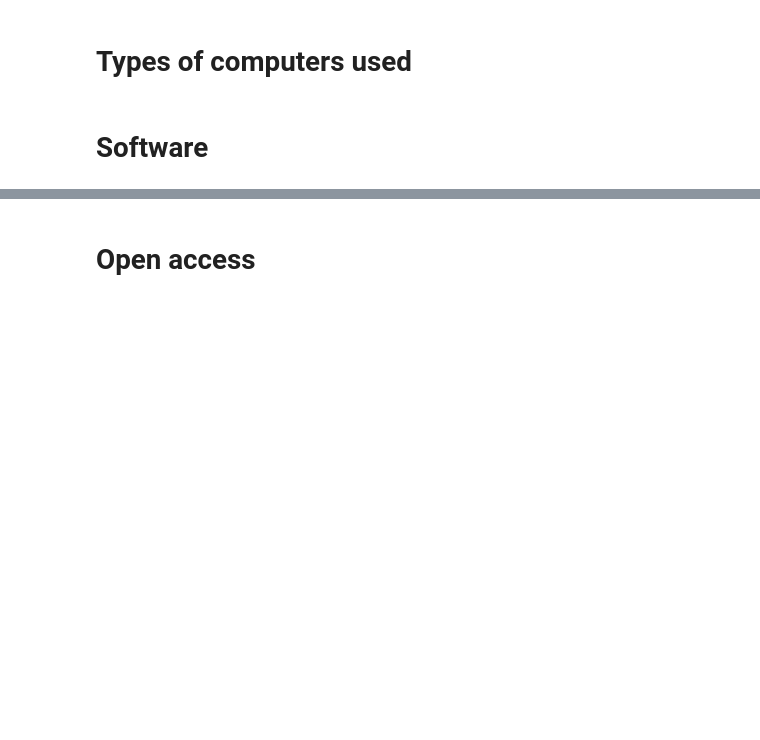
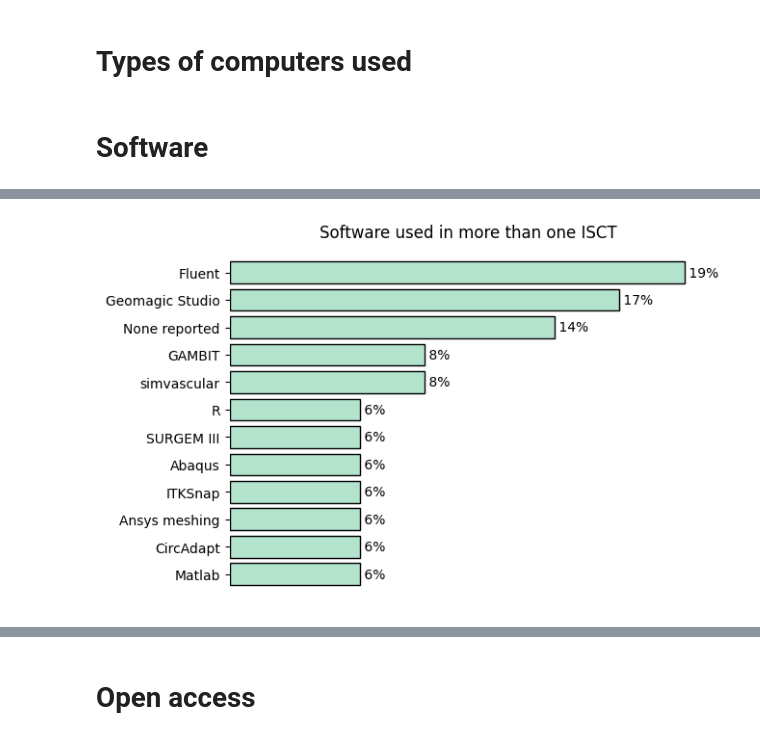
Before and after one commit to crisrogo/ISCTs_review, a Jupyter notebook: figures.ipynb, the cells around one changed output, grey strips where cells are left out. Saved outputs shown, nothing was run; the diff lists cells and outputs as text; code cells hidden in the pictures; blank space fills up the shorter version.

```diff
--- a/figures.ipynb
+++ b/figures.ipynb
@@ -1038,23 +1056,29 @@ papers_per_software = Counter(software_dict)
 # %%
+import matplotlib
+
+color_scheme = matplotlib.colormaps.get_cmap("Pastel2")
+
 papers_per_software = {key:val for key, val in papers_per_software.items() if val != 1}
 
 sorted_d = dict(sorted(papers_per_software.items(), key=lambda item: item[1], reverse=False))
 
 plt.barh(list(sorted_d.keys()), [100*v/len(original_data) for v in sorted_d.values()], color=color_scheme(0), edgecolor='black')
 plt.title('Software used in more than one ISCT')
 plt.gca().spines['top'].set_visible(False)
 plt.gca().spines['right'].set_visible(False)
 plt.gca().spines['bottom'].set_visible(False)
 plt.gca().spines['left'].set_visible(False)
 plt.gca().get_xaxis().set_ticks([])
 
 
 for i, (software, count) in enumerate(sorted_d.items()):
     plt.text(100*count/len(original_data), i, " " + str(round(100*count/len(original_data))) + "%", ha='left', va='center')
 
 # plt.show()
 
 plt.savefig('/home/croderog/Desktop/IC_projects/ISCTs_review/figures/software.png', dpi=500, bbox_inches='tight')
+# %% [output]
+[figure, added]
 # %%
 papers_per_software = {key:val for key, val in papers_per_software.items() if val != 1}
 
```
Also changed, not shown: parts of 2 cells of this notebook.
